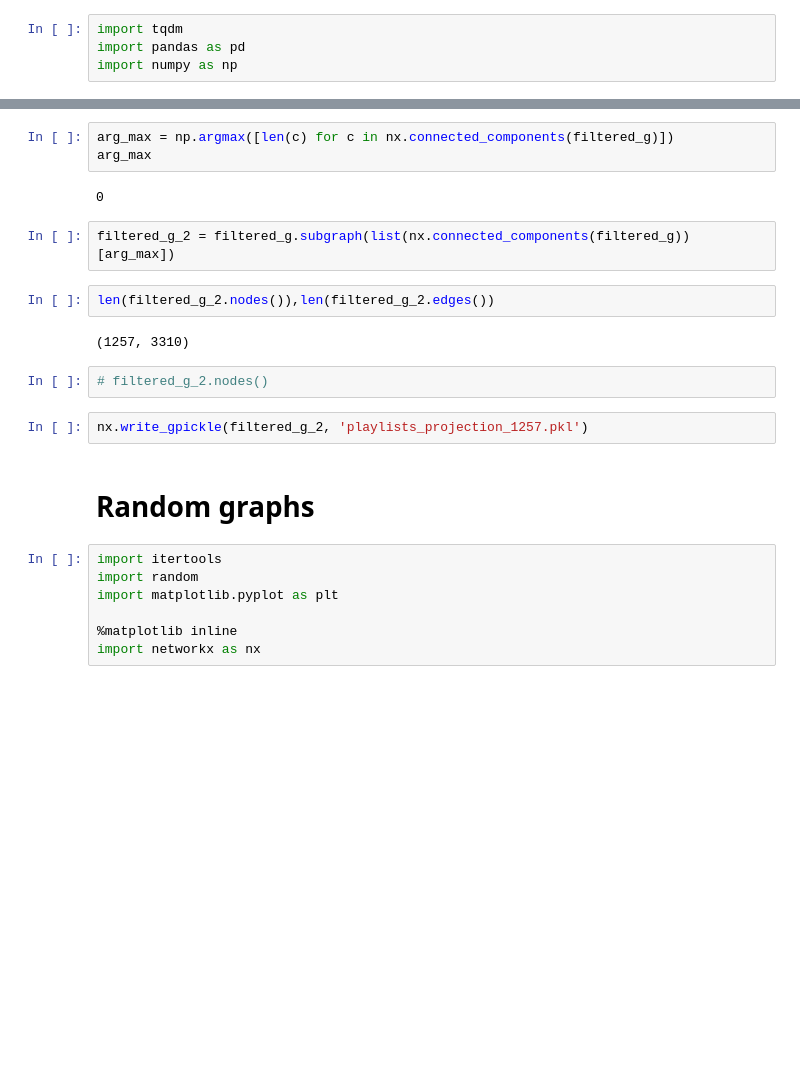
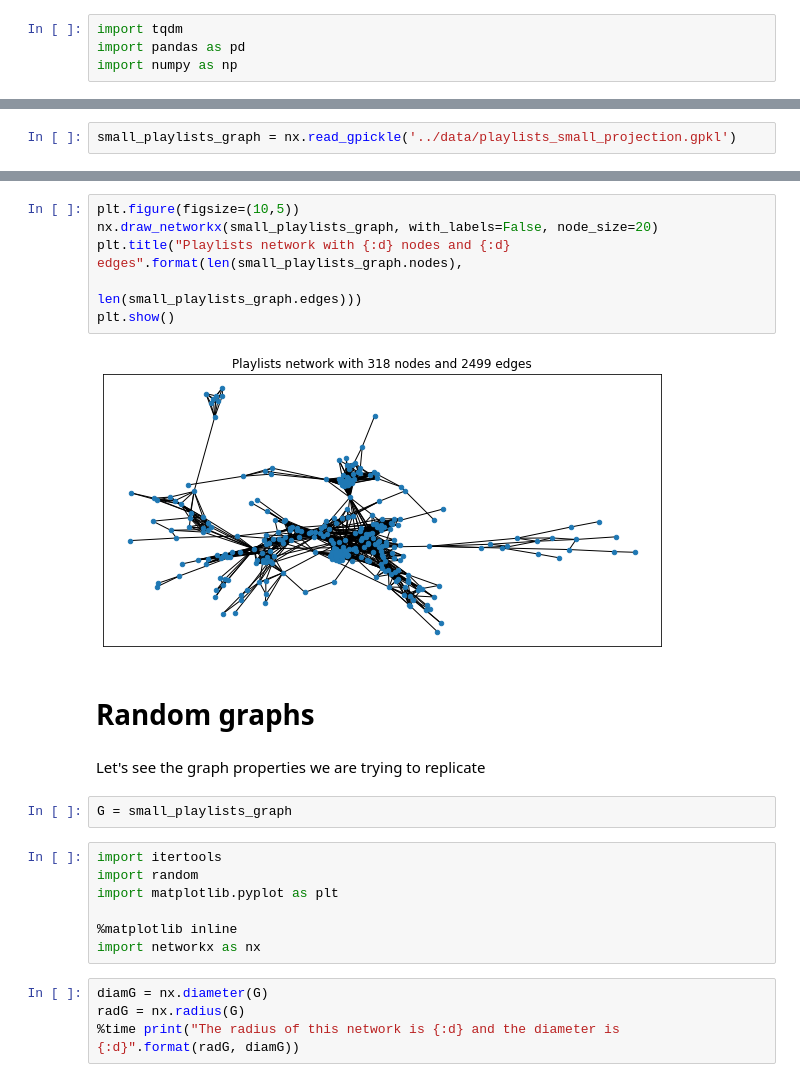
Before and after one commit to bernatesquirol/complexify, a Jupyter notebook: notebooks/03_RandomGraphs.ipynb, the cells around one changed output, grey strips where cells are left out. Drawn from its saved outputs; the diff is of its cells as text; blank space fills up the shorter version.

Commit message:
new graphs & random

```diff
--- a/notebooks/03_RandomGraphs.ipynb
+++ b/notebooks/03_RandomGraphs.ipynb
@@ -31 +24,3 @@ filtered_g
+# %%
+small_playlists_graph = nx.read_gpickle('../data/playlists_small_projection.gpkl')
 # %%
@@ -81,20 +30,17 @@ len(filtered_g_2.nodes()),len(filtered_g_2.edges())
-# %%
-arg_max = np.argmax([len(c) for c in nx.connected_components(filtered_g)])
-arg_max
-# %% [output]
-0
-# %%
-filtered_g_2 = filtered_g.subgraph(list(nx.connected_components(filtered_g))[arg_max])
-# %%
-len(filtered_g_2.nodes()),len(filtered_g_2.edges())
-# %% [output]
-(1257, 3310)
-# %%
-# filtered_g_2.nodes()
-# %%
-nx.write_gpickle(filtered_g_2, 'playlists_projection_1257.pkl')
+# %%
+plt.figure(figsize=(10,5))
+nx.draw_networkx(small_playlists_graph, with_labels=False, node_size=20)
+plt.title("Playlists network with {:d} nodes and {:d} edges".format(len(small_playlists_graph.nodes),
+                                                                                    len(small_playlists_graph.edges)))
+plt.show()
+# %% [output]
+[figure, added]
 # %% [markdown]
 # Random graphs
+# %% [markdown]
+Let's see the graph properties we are trying to replicate
+# %%
+G = small_playlists_graph
 # %%
 import itertools
 import random
@@ -102,3 +48,7 @@ import matplotlib.pyplot as plt
 
 %matplotlib inline
 import networkx as nx
+# %%
+diamG = nx.diameter(G)
+radG = nx.radius(G)
+%time print("The radius of this network is {:d} and the diameter is {:d}".format(radG, diamG))
```
Also changed, not shown: parts of 59 cells of this notebook, 3 other files.
